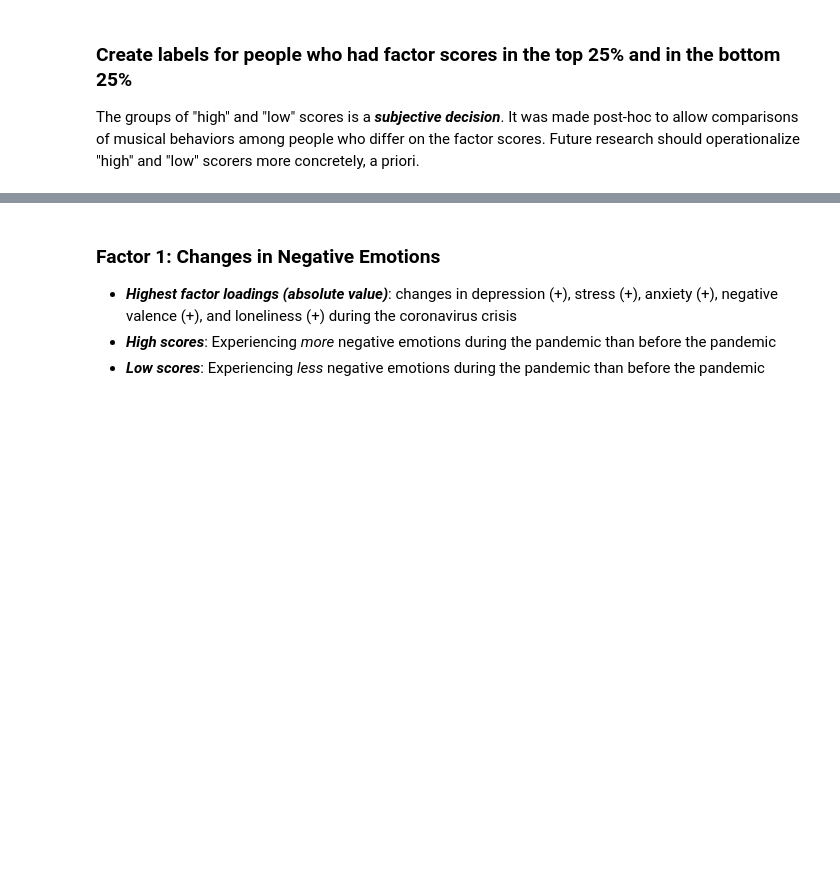
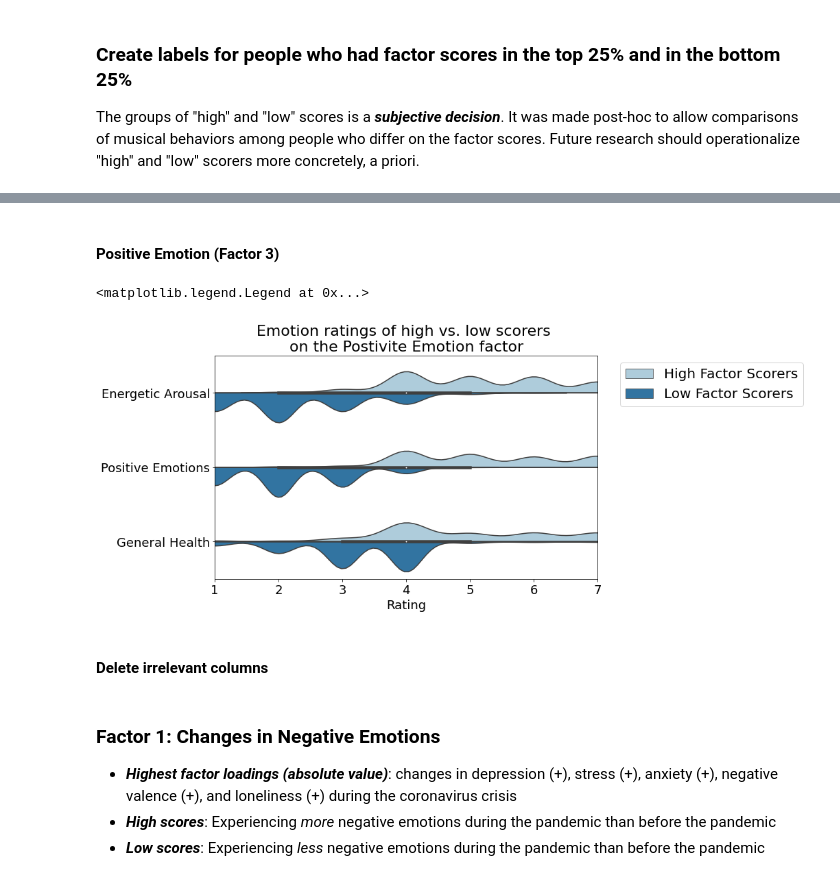
Before and after one commit to lkfink/CMQ, a Jupyter notebook: Music_Listening_Individual_Differences.ipynb, the cells around one changed output, grey strips where cells are left out. Cells and saved outputs as stored; diff of their text form; code cells hidden in the pictures; blank space fills up the shorter version.

```diff
--- a/Music_Listening_Individual_Differences.ipynb
+++ b/Music_Listening_Individual_Differences.ipynb
@@ -92,0 +128,33 @@ f6 = split_into_high_low(df, 'F6', low_cutoff, high_cutoff)
+# %% [markdown]
+#### Positive Emotion (Factor 3)
+# %%
+col_name = 'Emotion ratings of high vs. low scorers \non the Postivite Emotion factor'
+
+# get variables that load highly on the Positive Emotion factor (from the factor analysis script)
+pos = f3[['ID','type','Demographics_Health_Arousal',
+          'Demographics_Health_Positive Valence','Demographics_Health_General Health']]
+pos.columns = pos.columns.str.replace(r'^.*Health_', '')
+pos = pos.rename(columns={'type':col_name, 'Arousal':'Energetic Arousal',
+                          'Positive Valence':'Positive Emotions'})
+
+# condense the df so there is one Rating column and one Affect column that identifies what the emotion variable name is
+df_melt = pd.melt(pos, id_vars=['ID',col_name], value_vars=['Energetic Arousal','Positive Emotions','General Health'],
+                  var_name='Affect', value_name='Rating')
+df_melt[col_name] = df_melt[col_name].replace({'high':'High Factor Scorers','low': 'Low Factor Scorers'})
+
+# plot high vs. low scorers
+plt.figure(figsize=(10,6))
+sns.violinplot(x="Rating", y="Affect", hue=col_name,
+               data=df_melt, palette="Paired", split=True)
+plt.title(col_name,fontsize=22)
+plt.xlim(1,7)
+plt.xlabel('Rating',fontsize=18)
+plt.ylabel('')
+plt.xticks(fontsize=18)
+plt.yticks(fontsize=18)
+plt.legend(bbox_to_anchor=(1.04,1), loc="upper left", prop={'size': 20})
+# %% [output]
+<matplotlib.legend.Legend at 0x...>
+[figure, added]
+# %% [markdown]
+#### Delete irrelevant columns
```
Also changed, not shown: parts of 7 cells of this notebook.
